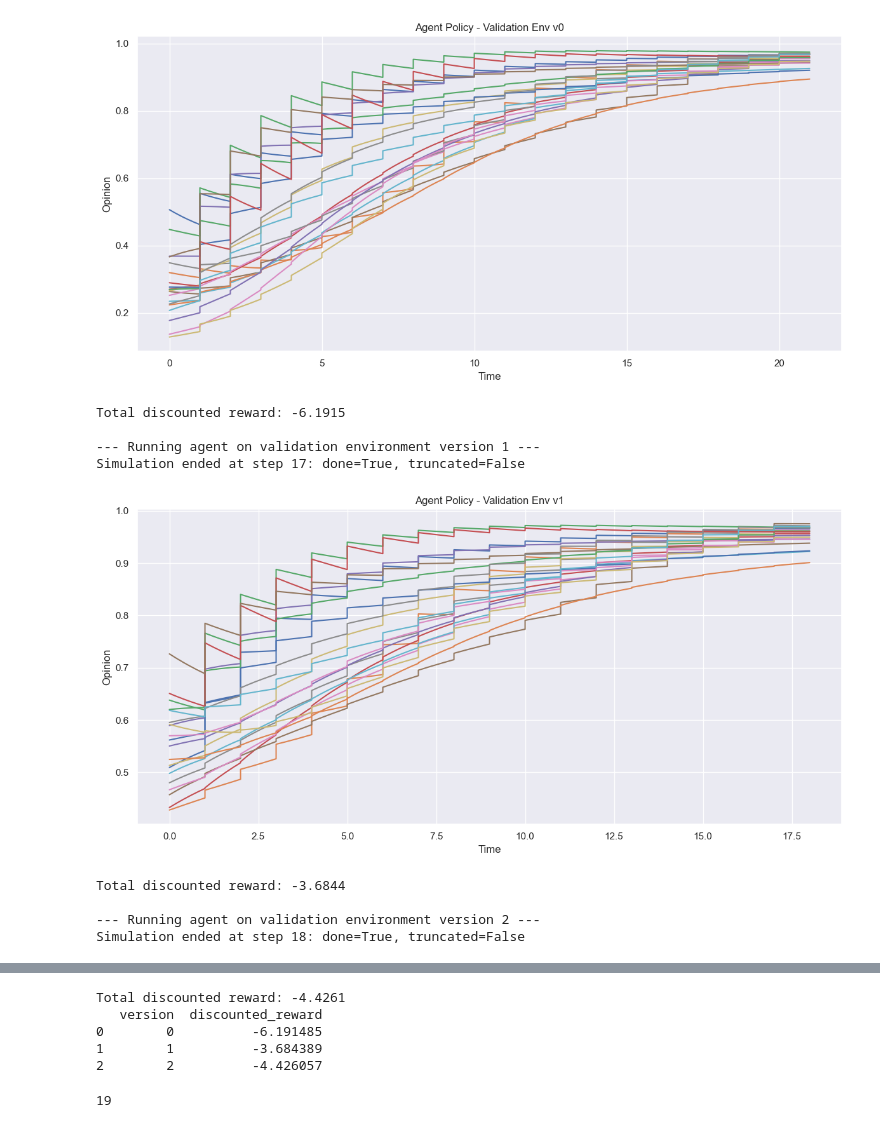
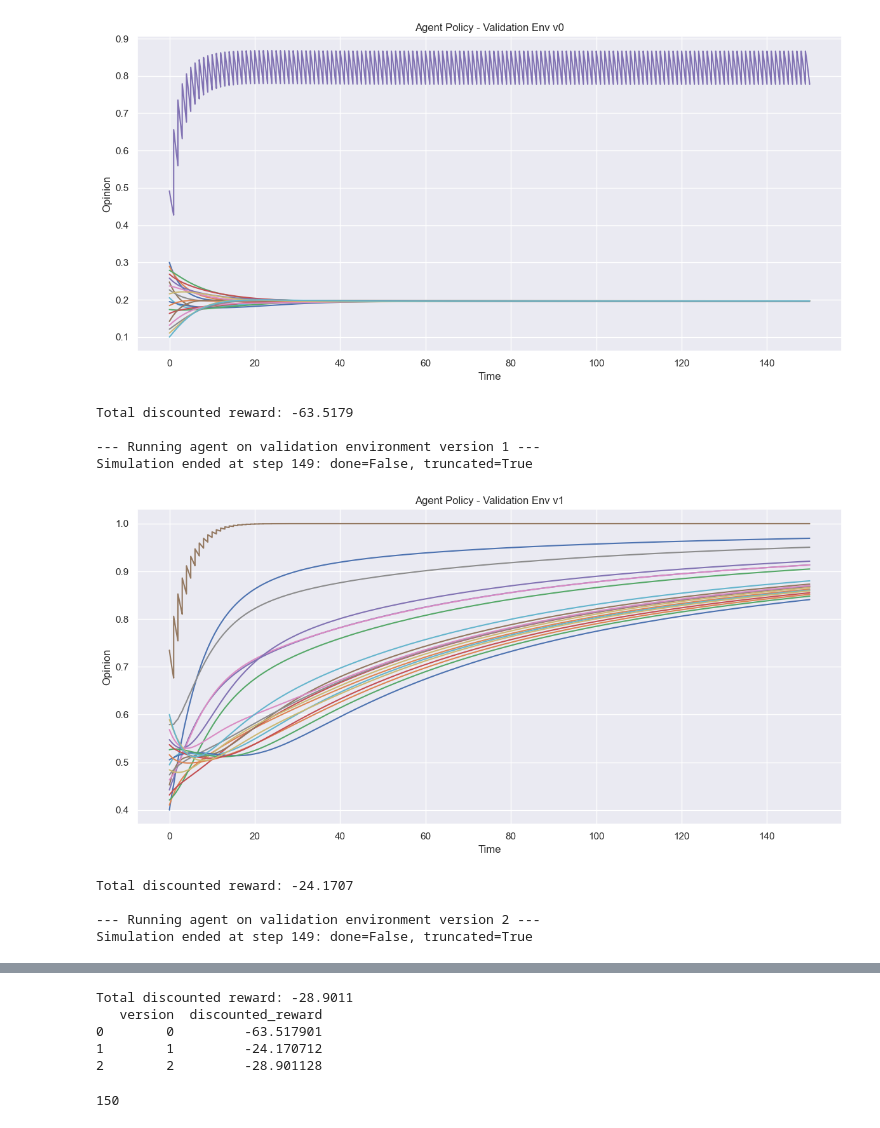
Before and after one commit to mariusdgm/phd-rl-algos, a Jupyter notebook: dqn/opinion_dynamics/experiments/agent_eval.ipynb, the cells around one changed output, grey strips where cells are left out. Drawn from its saved outputs; the diff is of its cells as text; code cells hidden in the pictures.

Commit message:
investigated experiment

```diff
--- a/dqn/opinion_dynamics/experiments/agent_eval.ipynb
+++ b/dqn/opinion_dynamics/experiments/agent_eval.ipynb
@@ -85,7 +80,10 @@ please provide us feedback at https://github.com/pandas-dev/pandas/issues/54466
 
 # exp_subdir = r"d:\Work\repos\RL\phd-rl-algos\dqn\opinion_dynamics\experiments\results\2025Jul09-171538_configs\0000_agent_params.args_.target_model_update_freq_5000__agent_params.args_.training_freq_4\2"
 
-exp_subdir = r"d:\Work\repos\RL\phd-rl-algos\dqn\opinion_dynamics\experiments\results\2025Jul15-014518_configs\0000_agent_params.args_.target_model_update_freq_2500\2"
+# exp_subdir = r"d:\Work\repos\RL\phd-rl-algos\dqn\opinion_dynamics\experiments\results\2025Jul15-014518_configs\0000_agent_params.args_.target_model_update_freq_2500\2"
+
+exp_subdir = r"D:\Work\repos\RL\phd-rl-algos\dqn\opinion_dynamics\experiments\results\2025Jul25-031713_configs\0001_agent_params.args_.betas__0__1__2_\1"
+
 
 
 agent = instantiate_agent(exp_subdir)
@@ -129,10 +127,10 @@ Simulation ended at step 20: done=True, truncated=False
-[figure, old version]
+[figure, new version]
-Total discounted reward: -6.1915
+Total discounted reward: -63.5179
 
 --- Running agent on validation environment version 1 ---
-Simulation ended at step 17: done=True, truncated=False
+Simulation ended at step 149: done=False, truncated=True
-[figure, old version]
+[figure, new version]
-Total discounted reward: -3.6844
+Total discounted reward: -24.1707
 
 --- Running agent on validation environment version 2 ---
-Simulation ended at step 18: done=True, truncated=False
+Simulation ended at step 149: done=False, truncated=True
@@ -140,12 +138,12 @@ Simulation ended at step 18: done=True, truncated=False
-Total discounted reward: -4.4261
+Total discounted reward: -28.9011
    version  discounted_reward
-0        0          -6.191485
-1        1          -3.684389
-2        2          -4.426057
+0        0         -63.517901
+1        1         -24.170712
+2        2         -28.901128
 # %%
 len(actions)
 # %% [output]
-19
+150
 # %%
 # TODO: beta = [0, 2] + [0, 1, 2]
 # %%
```
Also changed, not shown: parts of 8 cells of this notebook, 1 other file.
